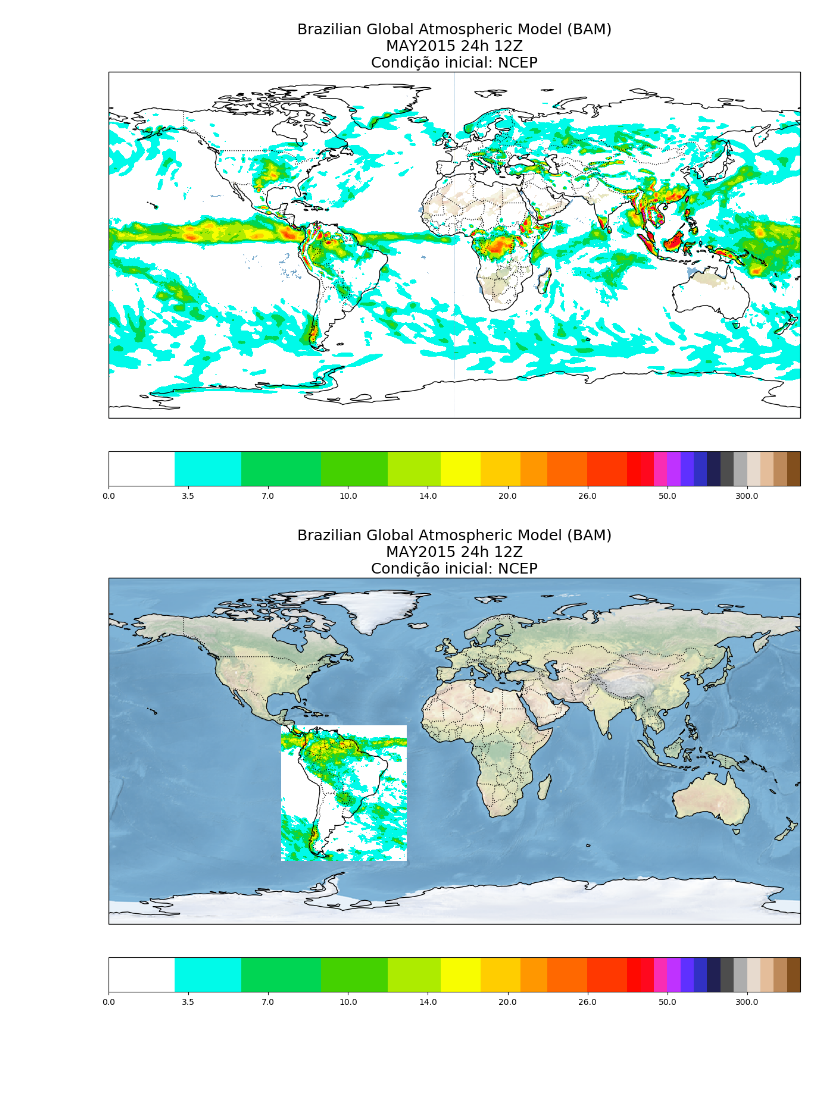
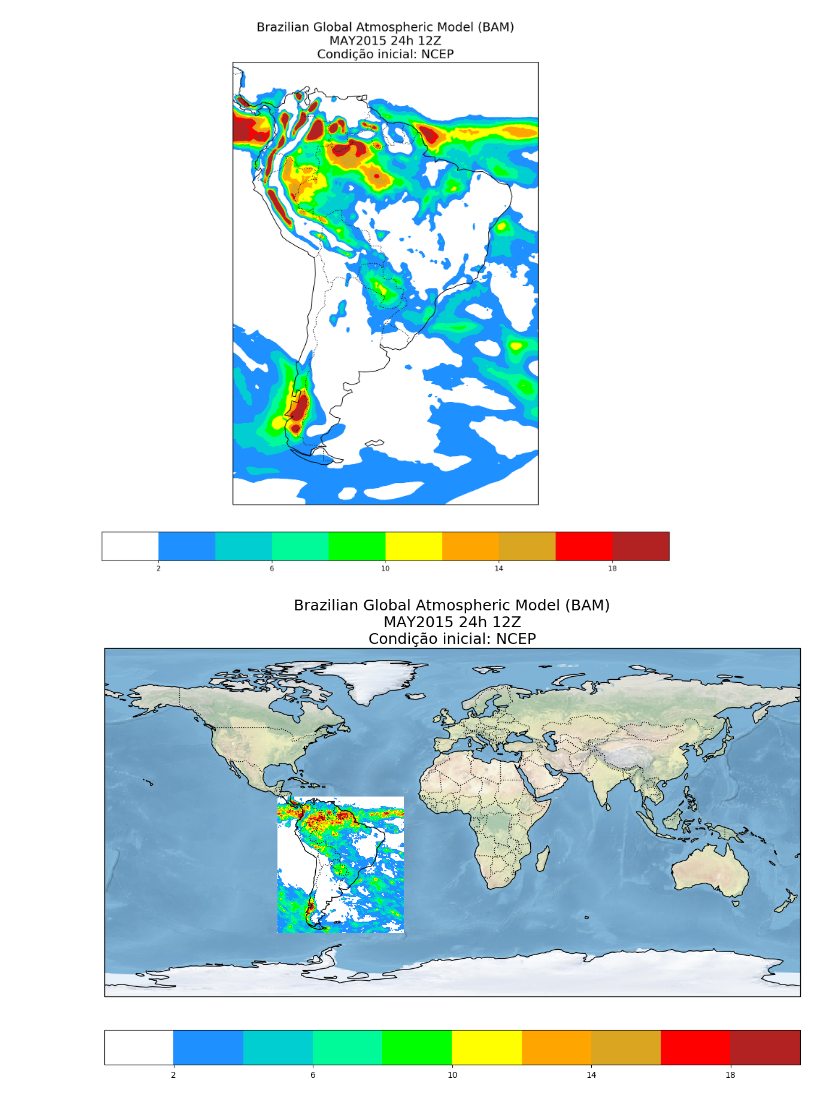
Before and after one commit to Wanhenri/netcdf_to_python, a Jupyter notebook: mapa_python.ipynb, the cells around one changed output. Drawn from its saved outputs; the diff is of its cells as text; code cells hidden in the pictures; blank space fills up the shorter version.

```diff
--- a/mapa_python.ipynb
+++ b/mapa_python.ipynb
@@ -19,38 +20,35 @@ da = DS_NCEP.prec.mean('time')
 lons = DS_NCEP.variables['lon'][:]
 lats = DS_NCEP.variables['lat'][:]
 # %%
-fig, ax = plt.subplots(111,figsize=(15,15), dpi=100)
+fig, ax = plt.subplots(111,figsize=(15,15), dpi=200)
 
 ax = plt.axes(projection=ccrs.PlateCarree())
-#cp = plt.contourf(lons,lats,da, 70, transform=ccrs.PlateCarree(),cmap=plt.cm.gist_ncar,zorder=1)
-#clevs=[0,1,2,5,7,9,10,12,15,20,30,40,50,70,100,150,200,250,300,400,500,600,750]
-clevs=[0,1,1.5,2,2.5,3,3.5,4,5,5.5,6,6.5,7,7.5,8,8.5,9,9.5,10,10.5,
-       11,11.5,12,13,14,15,16,17,18,19,20,21,22,23,24,25,26,27,28,
-       29,30,40,50,70,100,150,200,250,300,400,500,600,750]
-#clevs=[0,1,2,4,6,8,10,12,14,16,18,20,30,40,50]
-cp = plt.contourf(lons,lats,da, clevs, cmap=cm.s3pcpn,zorder=1)
+clevs=[-70,2,4,6,8,10,12,14,16,18,70]
+color=['white','dodgerblue','darkturquoise','mediumspringgreen','lime','yellow',
+       'orange','goldenrod','red','firebrick']
+cp = plt.contourf(lons,lats,da, clevs, colors=color,zorder=1)
 
 
 ax.coastlines(resolution='110m')
 ax.add_feature(cartopy.feature.BORDERS, linestyle=':')
 #for BR
-#ax.set_extent([-85, -30, -60, 15])
+ax.set_extent([-85, -30, -60, 15])
 ax.stock_img()
 ax.set_title(
                        'Brazilian Global Atmospheric Model (BAM)'
                      + '\n'
                      + 'MAY2015 24h 12Z'
                      + '\n'
                      + 'Condição inicial: NCEP',
                      fontsize=18
 )
 
 fig.colorbar(cp, orientation='horizontal',pad=0.05)
 fig.set_label('mm')
 
 plt.show()
 # %% [output]
-[figure, old version]
+[figure, new version]
 # %%
 GPM = xr.open_dataset(path +'GPM_REC_ACUM_24h_grib2.nc')
 # %%
@@ -60,13 +57,13 @@ te = GPM.PREC_surface.mean('time')
 lons = GPM.variables['longitude'][:]
 lats = GPM.variables['latitude'][:]
 # %%
-fig, ax = plt.subplots(111,figsize=(15,15), dpi=100)
+fig, ax = plt.subplots(111,figsize=(15,15), dpi=200)
 
 ax = plt.axes(projection=ccrs.PlateCarree())
-clevs=[0,1,1.5,2,2.5,3,3.5,4,5,5.5,6,6.5,7,7.5,8,8.5,9,9.5,10,10.5,
-       11,11.5,12,13,14,15,16,17,18,19,20,21,22,23,24,25,26,27,28,
-       29,30,40,50,70,100,150,200,250,300,400,500,600,750]
-cp = plt.contourf(lons,lats,te, clevs, cmap=cm.s3pcpn,zorder=1)
+clevs=[-70,2,4,6,8,10,12,14,16,18,70]
+color=['white','dodgerblue','darkturquoise','mediumspringgreen','lime','yellow',
+       'orange','goldenrod','red','firebrick']
+cp = plt.contourf(lons,lats,te, clevs, colors=color,zorder=1)
 
 
 ax.coastlines(resolution='110m')
@@ -88,5 +85,5 @@ fig.set_label('mm')
 
 plt.show()
 # %% [output]
-[figure, old version]
+[figure, new version]
 # %%
```
Also changed, not shown: parts of 5 cells of this notebook.
